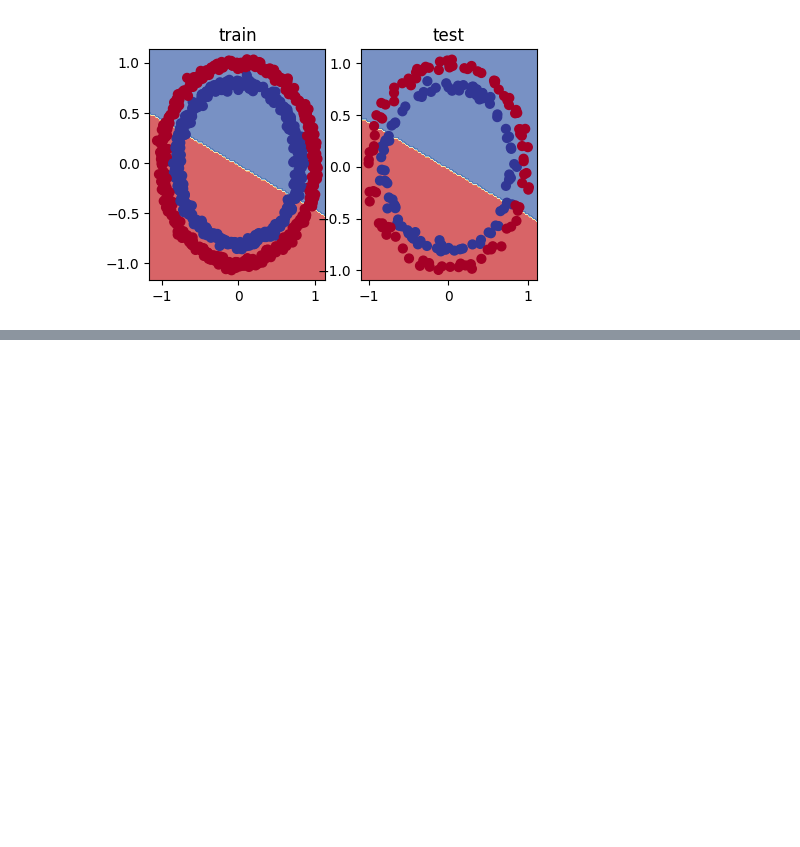
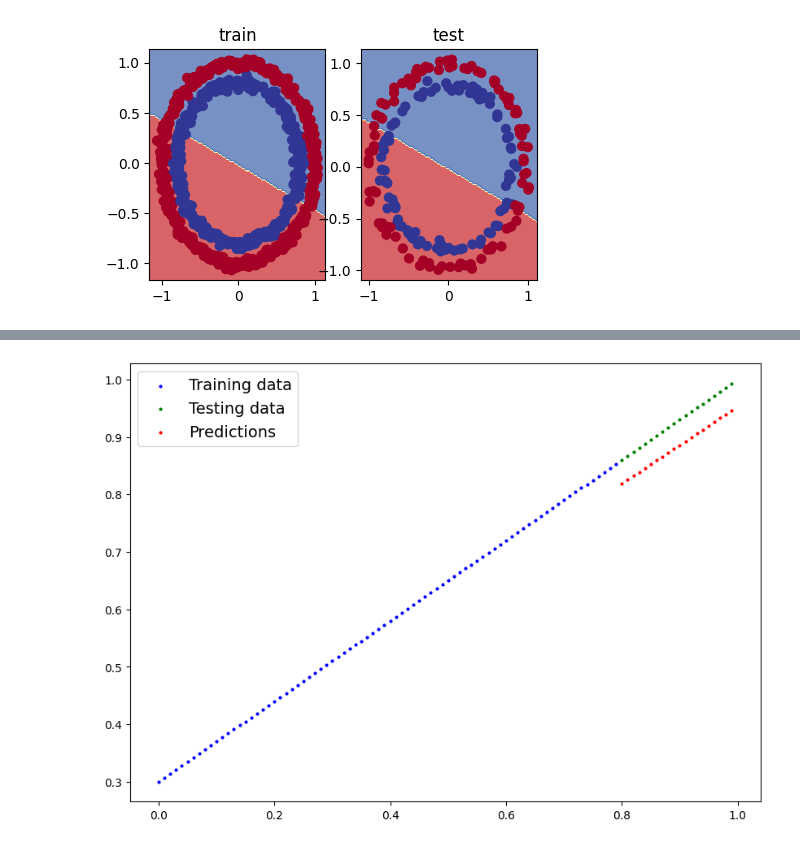
Before and after one commit to vimaurya/LearnDL, a Jupyter notebook: neuralNetworkClassificationPyTorch.ipynb, the cells around one changed output, grey strips where cells are left out. Saved outputs shown, nothing was run; the diff lists cells and outputs as text; code cells hidden in the pictures; blank space fills up the shorter version.

```diff
--- a/neuralNetworkClassificationPyTorch.ipynb
+++ b/neuralNetworkClassificationPyTorch.ipynb
@@ -358,0 +399,10 @@ plot_decision_boundary(modelv1, X_test, y_test)
+# %%
+# Adjusting the modelv1 to fit the linear model
+
+modelv2 = nn.Sequential(
+    nn.Linear(in_features=1, out_features=10),
+    nn.Linear(in_features=10, out_features=10),
+    nn.Linear(in_features=10, out_features=1)
+).to(device)
+
+modelv2
@@ -358,0 +415,24 @@ plot_decision_boundary(modelv1, X_test, y_test)
+# %%
+loss_regression_fn = nn.L1Loss()
+optimizer_regression = torch.optim.SGD(params=modelv2.parameters(), lr = 0.01)
+# %%
+epochs = 100
+
+torch.manual_seed(RANDOM_SEED)
+for epoch in range(epochs):
+
+    modelv2.train()
+    y_pred = modelv2(X_train_regression.to(device))
+    loss = loss_regression_fn(y_pred, y_train_regression.to(device))
+    optimizer_regression.zero_grad()
+    loss.backward()
+
+    optimizer_regression.step()
+
+    modelv2.eval()
+    with torch.inference_mode():
+        test_pred = modelv2(X_test_regression.to(device))
+        test_loss = loss_regression_fn(test_pred, y_test_regression.to(device))
+
+    if epoch%10==0:
+        print(f"Epoch : {epoch}, loss : {loss:.5f}, test loss : {test_loss}")
@@ -358,0 +450,8 @@ plot_decision_boundary(modelv1, X_test, y_test)
+# %%
+with torch.inference_mode():
+    test_pred = modelv2(X_test_regression.to(device))
+
+
+plot_predictions(train_data=X_train_regression, train_labels=y_train_regression, test_data=X_test_regression, test_labels=y_test_regression, predictions=test_pred)
+# %% [output]
+[figure, added]
```
Also changed, not shown: parts of 5 cells of this notebook, 1 other file.
